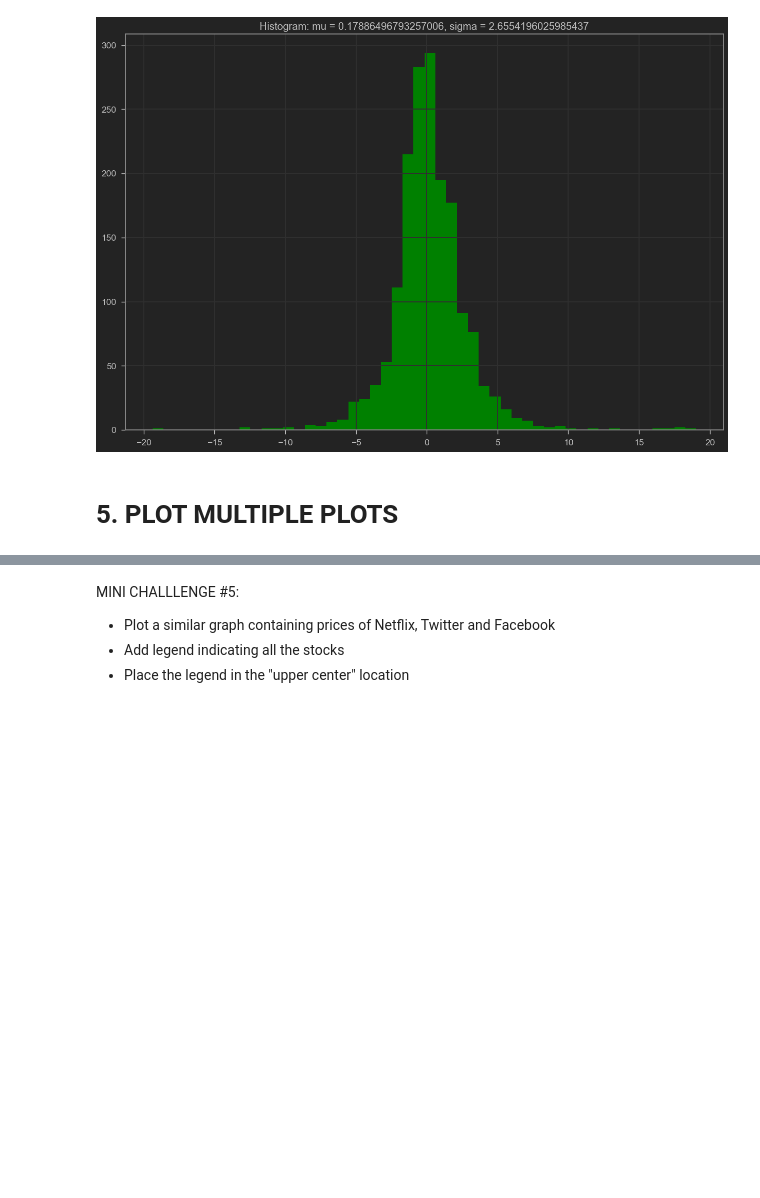
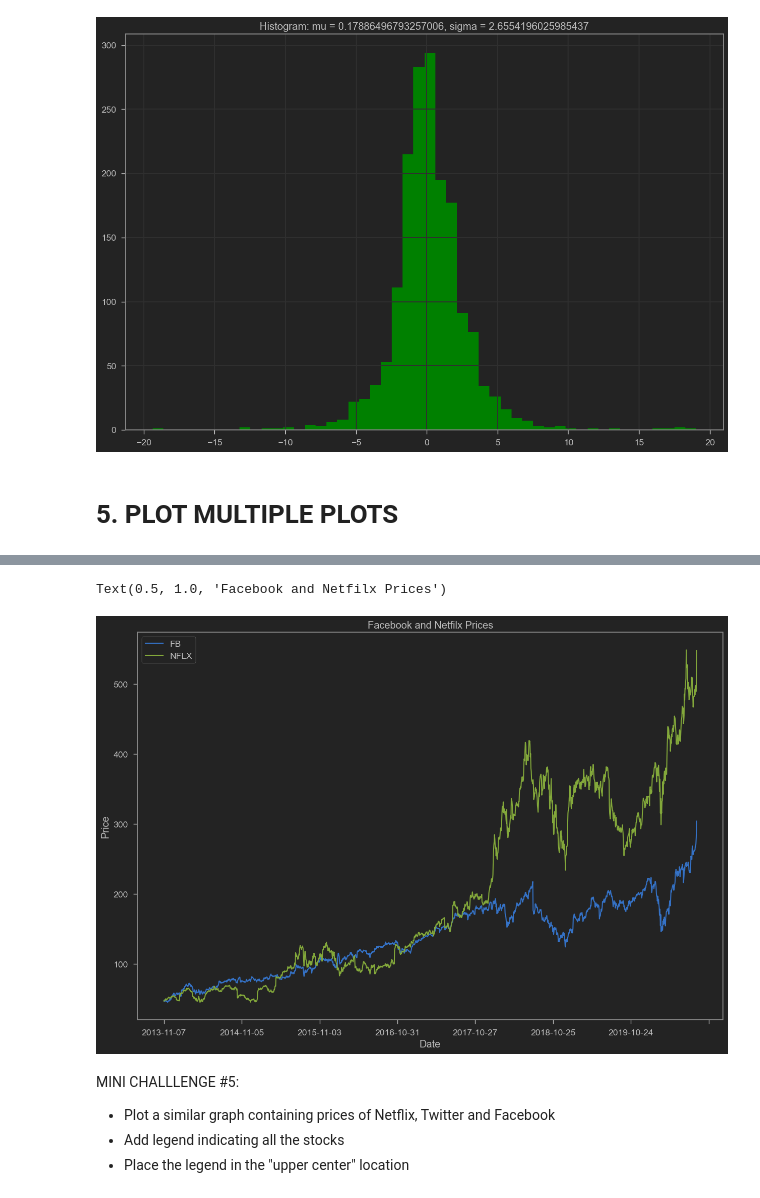
Before and after one commit to joe-trung/Matplotlib-and-seaborn, a Jupyter notebook: Notebook/Data Visualization with Python - Matplotlib and Seaborn.ipynb, the cells around one changed output, grey strips where cells are left out. Saved outputs shown, nothing was run; the diff lists cells and outputs as text; code cells hidden in the pictures; blank space fills up the shorter version.

Commit message:
multiple plots

```diff
--- a/Notebook/Data Visualization with Python - Matplotlib and Seaborn.ipynb
+++ b/Notebook/Data Visualization with Python - Matplotlib and Seaborn.ipynb
@@ -181,3 +179,10 @@ plt.hist(daily_df['NFLX'], bins=50,color='green');
+# %%
+stock_df.plot(x='Date',y=['FB','NFLX'],figsize=(15,10))
+plt.ylabel('Price')
+plt.title('Facebook and Netfilx Prices')
+# %% [output]
+Text(0.5, 1.0, 'Facebook and Netfilx Prices')
+[figure, added]
 # %% [markdown]
 MINI CHALLLENGE #5:
 - Plot a similar graph containing prices of Netflix, Twitter and Facebook
```
Also changed, not shown: parts of 4 cells of this notebook.
